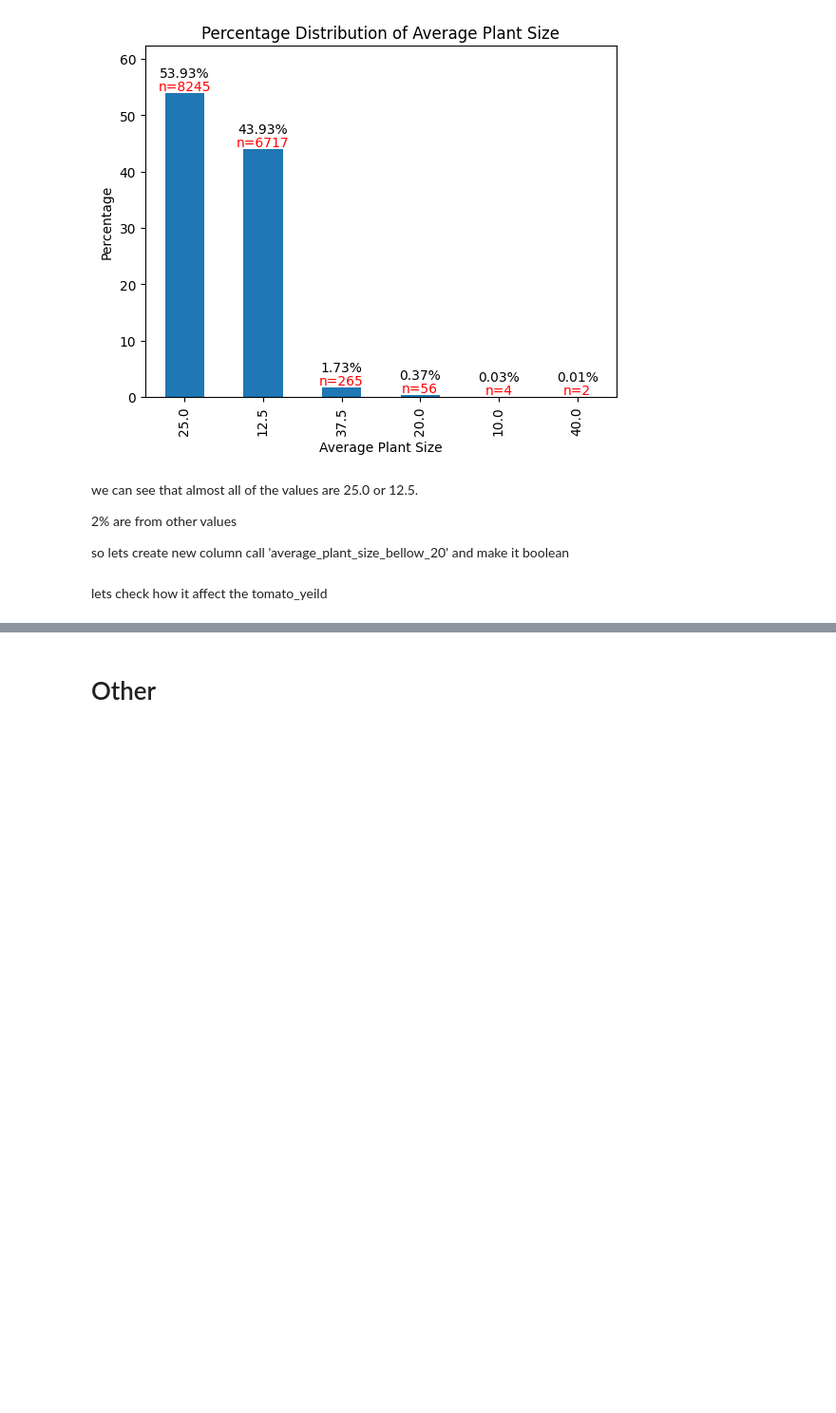
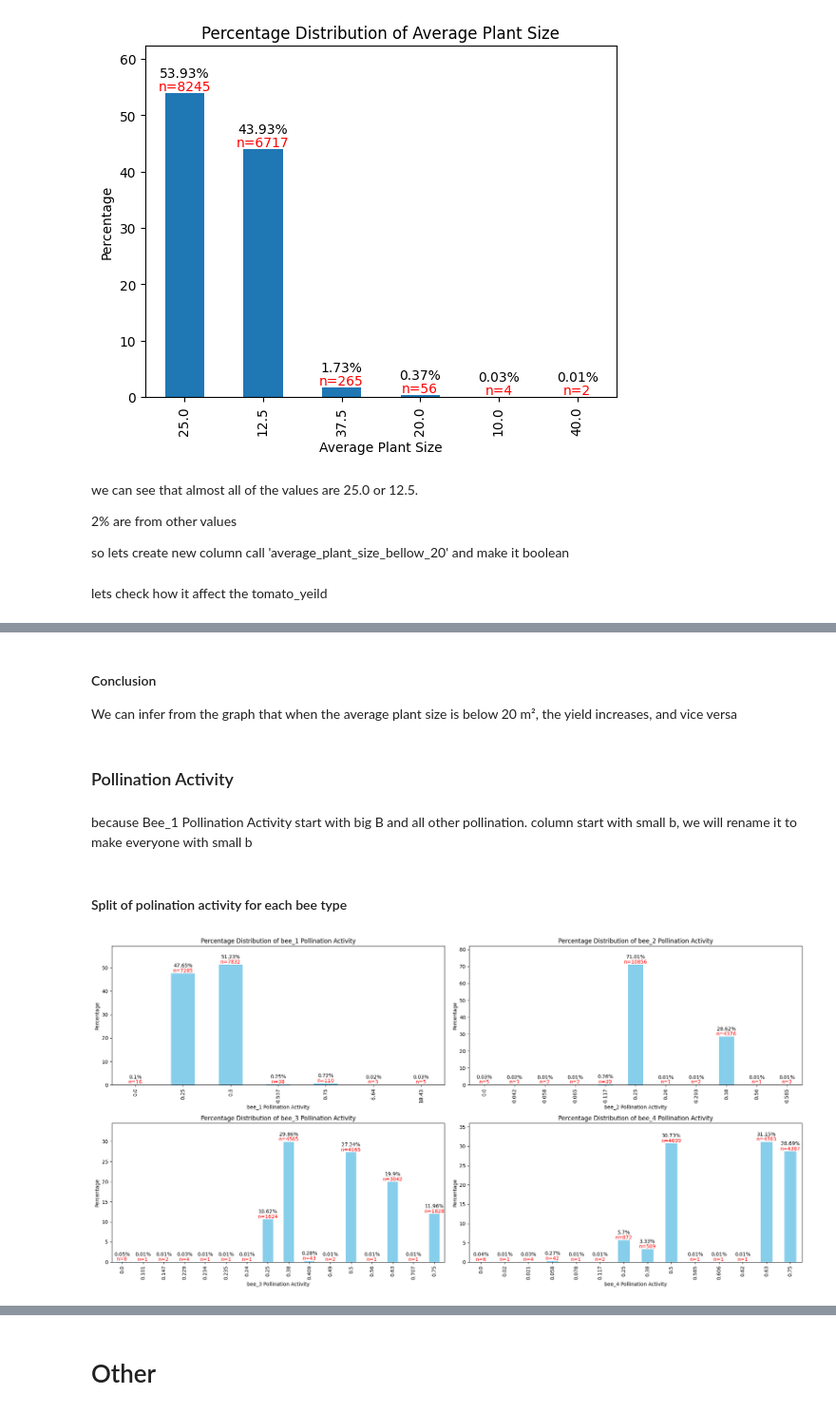
Before and after one commit to matan-avitan/Data-processing-analysis-and-presentation-course, a Jupyter notebook: Tomato.ipynb, the cells around one changed output, grey strips where cells are left out. Shown at 95% size. Drawn from its saved outputs; the diff is of its cells as text; code cells hidden in the pictures; blank space fills up the shorter version.

```diff
--- a/Tomato.ipynb
+++ b/Tomato.ipynb
@@ -475,0 +412,58 @@ plt.show()
+# %% [markdown]
+#### Conclusion
+We can infer from the graph that when the average plant size is below 20 m², the yield increases, and vice versa
+# %% [markdown]
+### Pollination Activity
+# %% [markdown]
+because Bee_1 Pollination Activity start with big B and all other pollination. column start with small b, we will rename it to make everyone with small b
+# %%
+tomatoes.rename(columns={'Bee_1 Pollination Activity': 'bee_1 Pollination Activity'}, inplace=True)
+# %% [markdown]
+#### Split of polination activity for each bee type
+# %%
+# Define the columns
+pollination_columns = ['bee_1 Pollination Activity',
+                       'bee_2 Pollination Activity',
+                       'bee_3 Pollination Activity',
+                       'bee_4 Pollination Activity']
+
+# Create a 2x2 subplot grid
+fig, axes = plt.subplots(2, 2, figsize=(20, 10))
+
+# Iterate through the columns and plot the bar plot in each subplot
+for i, column in enumerate(pollination_columns):
+    row = i // 2
+    col = i % 2
+    # Calculate the percentage distribution
+    percentage_distribution = (tomatoes[column].value_counts(normalize=True) * 100).round(2)
+    count_distribution = tomatoes[column].value_counts()
+
+    # Sort the index (x-axis labels)
+    percentage_distribution = percentage_distribution.sort_index()
+
+    # Plot a bar chart for column
+    ax = percentage_distribution.plot(kind='bar', ax=axes[row, col], color='skyblue')
+
+    # Add labels and title
+    ax.set_xlabel(column)
+    ax.set_ylabel('Percentage')
+    ax.set_title('Percentage Distribution of ' + column)
+
+    # Add '%' to the y-axis labels and count values below each bar
+    for j, p in enumerate(ax.patches):
+        ax.annotate(f'{p.get_height()}%', (p.get_x() + p.get_width() / 2., p.get_height()),
+                    ha='center', va='center', xytext=(0, 15), textcoords='offset points')
+        ax.annotate(f'n={count_distribution[percentage_distribution.index[j]]}',
+                    (p.get_x() + p.get_width() / 2.,  p.get_height()),
+                    ha='center', va='center', xytext=(0, 5), textcoords='offset points', color='red')
+
+    # Adjust y-axis limits
+    ax.set_ylim(top=ax.get_ylim()[1] * 1.1)
+
+# Adjust layout
+plt.tight_layout()
+
+# Show the plot
+plt.show()
+# %% [output]
+[figure, added]
```
Also changed, not shown: parts of 31 cells of this notebook.
